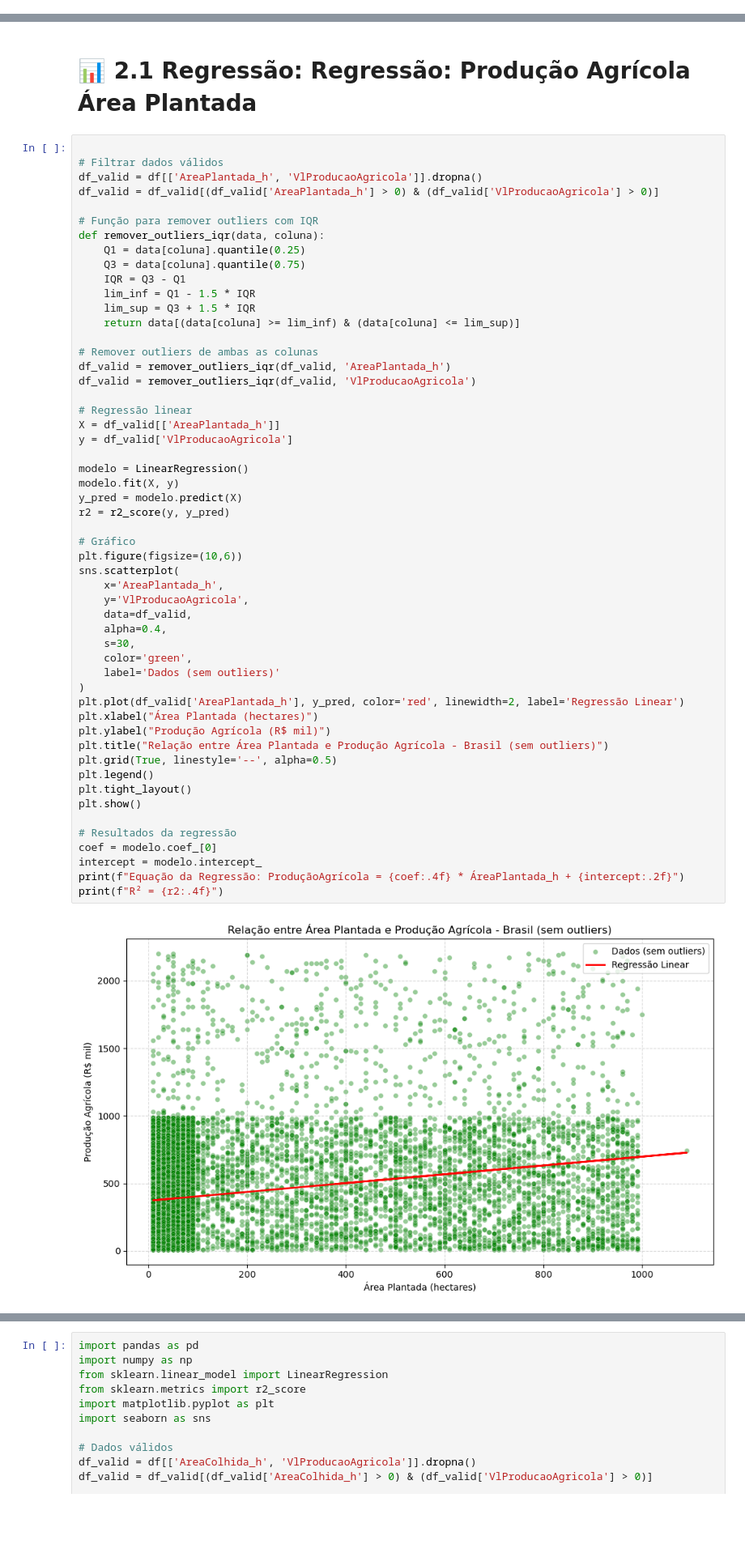
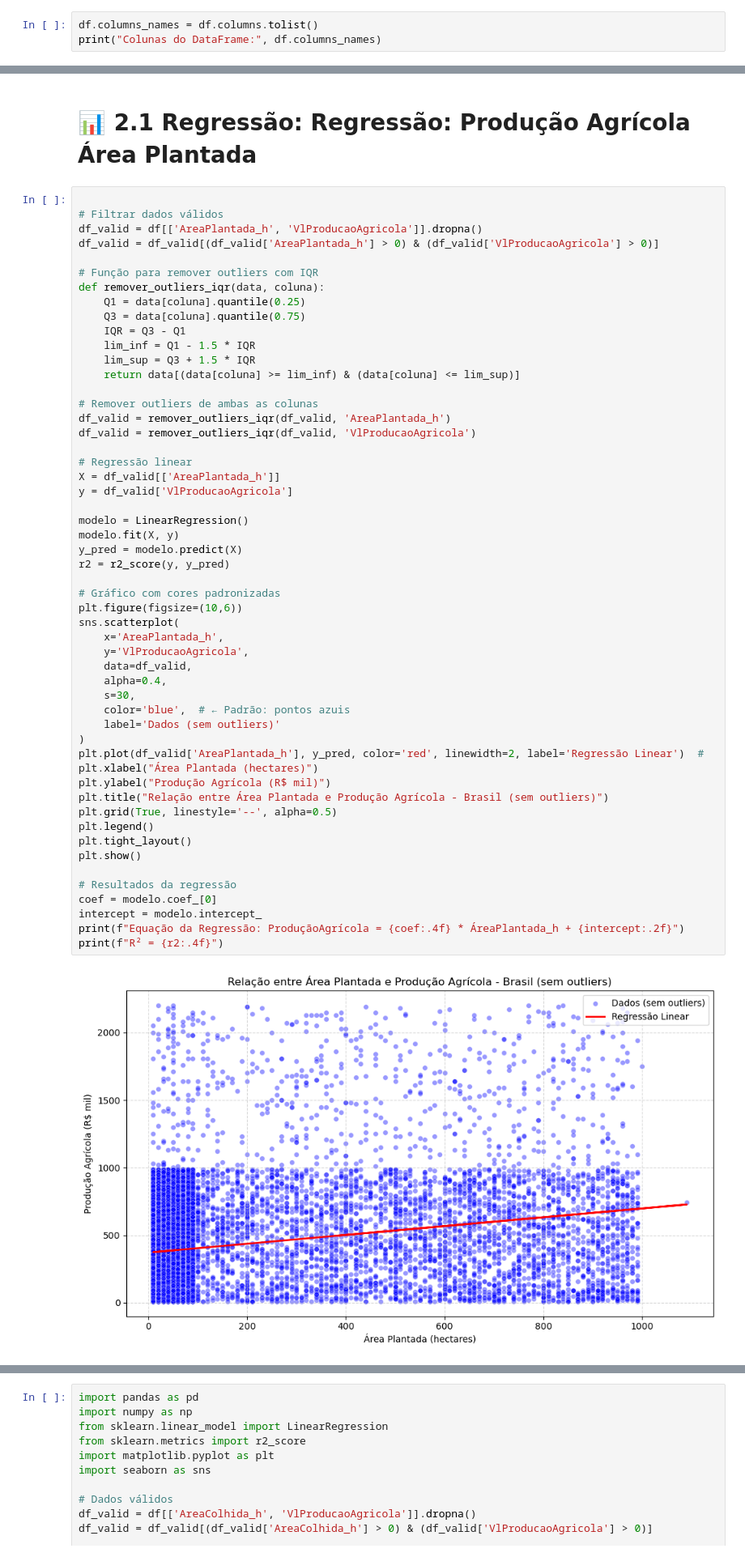
Before and after one commit to anaC-Fernandes/ProjetoDados, a Jupyter notebook: Notebooks/Dataset_Agro.ipynb, the cells around one changed output, grey strips where cells are left out. Shown at 81% size. Cells and saved outputs as stored; diff of their text form; blank space fills up the shorter version.

```diff
--- a/Notebooks/Dataset_Agro.ipynb
+++ b/Notebooks/Dataset_Agro.ipynb
@@ -92,0 +109,3 @@ df['povoamento'] = df['povoamento'].astype(float)
+# %%
+df.columns_names = df.columns.tolist()
+print("Colunas do DataFrame:", df.columns_names)
@@ -274,36 +289,36 @@ X = df_valid[['AreaPlantada_h']]
 y = df_valid['VlProducaoAgricola']
 
 modelo = LinearRegression()
 modelo.fit(X, y)
 y_pred = modelo.predict(X)
 r2 = r2_score(y, y_pred)
 
-# Gráfico
+# Gráfico com cores padronizadas
 plt.figure(figsize=(10,6))
 sns.scatterplot(
     x='AreaPlantada_h',
     y='VlProducaoAgricola',
     data=df_valid,
     alpha=0.4,
     s=30,
-    color='green',
+    color='blue',  # ← Padrão: pontos azuis
     label='Dados (sem outliers)'
 )
-plt.plot(df_valid['AreaPlantada_h'], y_pred, color='red', linewidth=2, label='Regressão Linear')
+plt.plot(df_valid['AreaPlantada_h'], y_pred, color='red', linewidth=2, label='Regressão Linear')  #
 plt.xlabel("Área Plantada (hectares)")
 plt.ylabel("Produção Agrícola (R$ mil)")
 plt.title("Relação entre Área Plantada e Produção Agrícola - Brasil (sem outliers)")
 plt.grid(True, linestyle='--', alpha=0.5)
 plt.legend()
 plt.tight_layout()
 plt.show()
 
 # Resultados da regressão
 coef = modelo.coef_[0]
 intercept = modelo.intercept_
 print(f"Equação da Regressão: ProduçãoAgrícola = {coef:.4f} * ÁreaPlantada_h + {intercept:.2f}")
 print(f"R² = {r2:.4f}")
 # %% [output]
-[figure, old version]
+[figure, new version]
 Equação da Regressão: ProduçãoAgrícola = 0.3267 * ÁreaPlantada_h + 371.45
 R² = 0.0466
```
Also changed, not shown: parts of 36 cells of this notebook, 10 other files.
